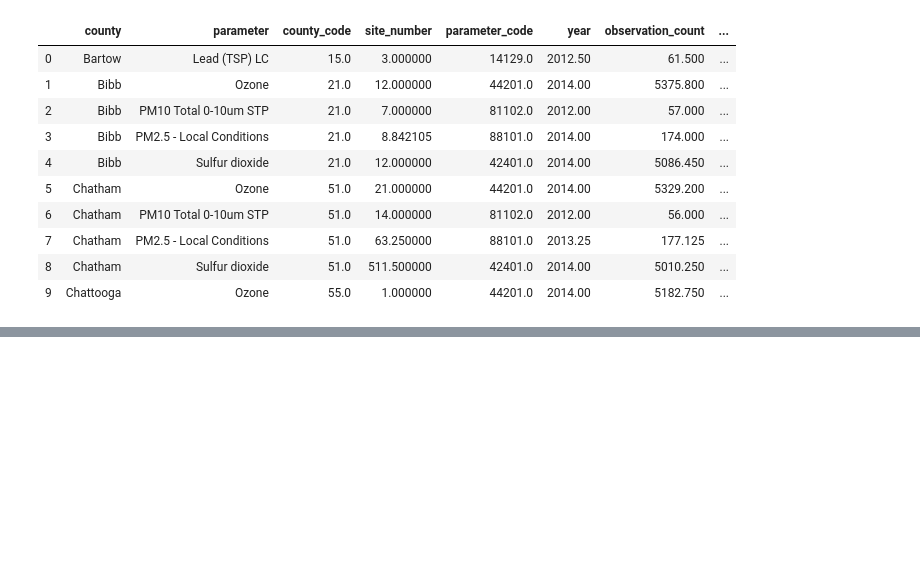
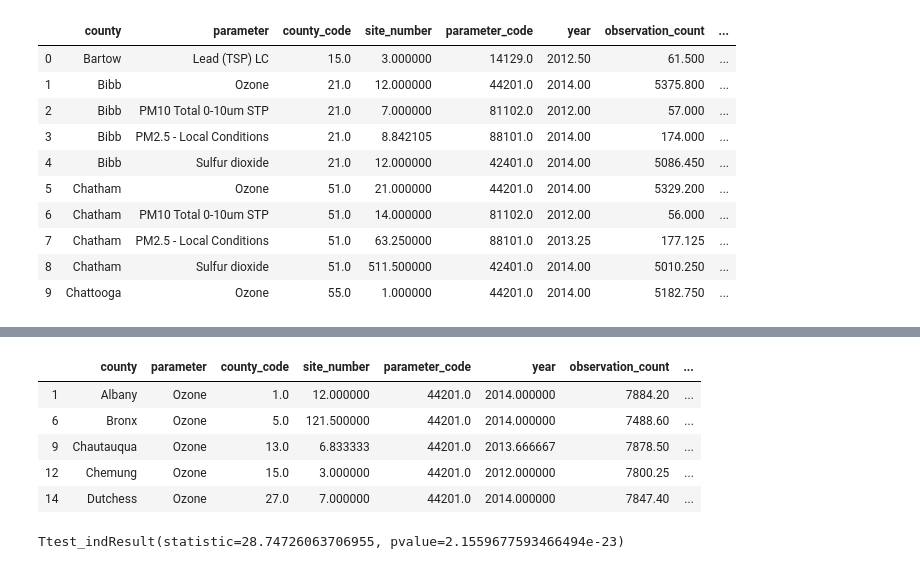
Before and after one commit to bbjornstad-flatiron/flatiron-mod3-project, a Jupyter notebook: data_analysis.ipynb, the cells around one changed output, grey strips where cells are left out. Cells and saved outputs as stored; diff of their text form; code cells hidden in the pictures; blank space fills up the shorter version.

```diff
--- a/data_analysis.ipynb
+++ b/data_analysis.ipynb
@@ -170,0 +204,14 @@ sns.lmplot(
+# %%
+ny_merged_ozone = ny_merged_df.loc[ny_merged_df.parameter == 'Ozone']
+ny_merged_ozone.head()
+# %% [output]
+|  | county | parameter | county_code | site_number | parameter_code | year | observation_count | ... |
+| 1 | Albany | Ozone | 1.0 | 12.000000 | 44201.0 | 2014.000000 | 7884.20 | ... |
+| 6 | Bronx | Ozone | 5.0 | 121.500000 | 44201.0 | 2014.000000 | 7488.60 | ... |
+| 9 | Chautauqua | Ozone | 13.0 | 6.833333 | 44201.0 | 2013.666667 | 7878.50 | ... |
+| 12 | Chemung | Ozone | 15.0 | 3.000000 | 44201.0 | 2012.000000 | 7800.25 | ... |
+| 14 | Dutchess | Ozone | 27.0 | 7.000000 | 44201.0 | 2014.000000 | 7847.40 | ... |
+# %%
+stats.ttest_ind(ny_merged_ozone.AgeAdjustedRate, ny_merged_ozone.arithmetic_mean, equal_var=False)
+# %% [output]
+Ttest_indResult(statistic=28.74726063706955, pvalue=2.1559677593466494e-23)
```
Also changed, not shown: parts of 12 cells of this notebook, 4 other files.
